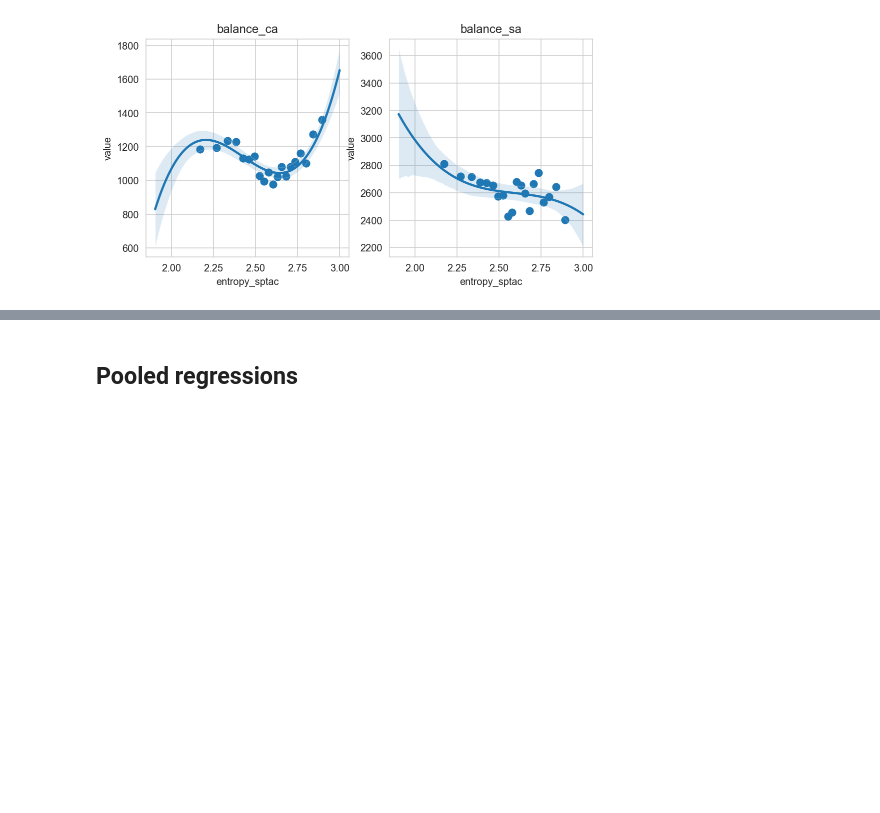
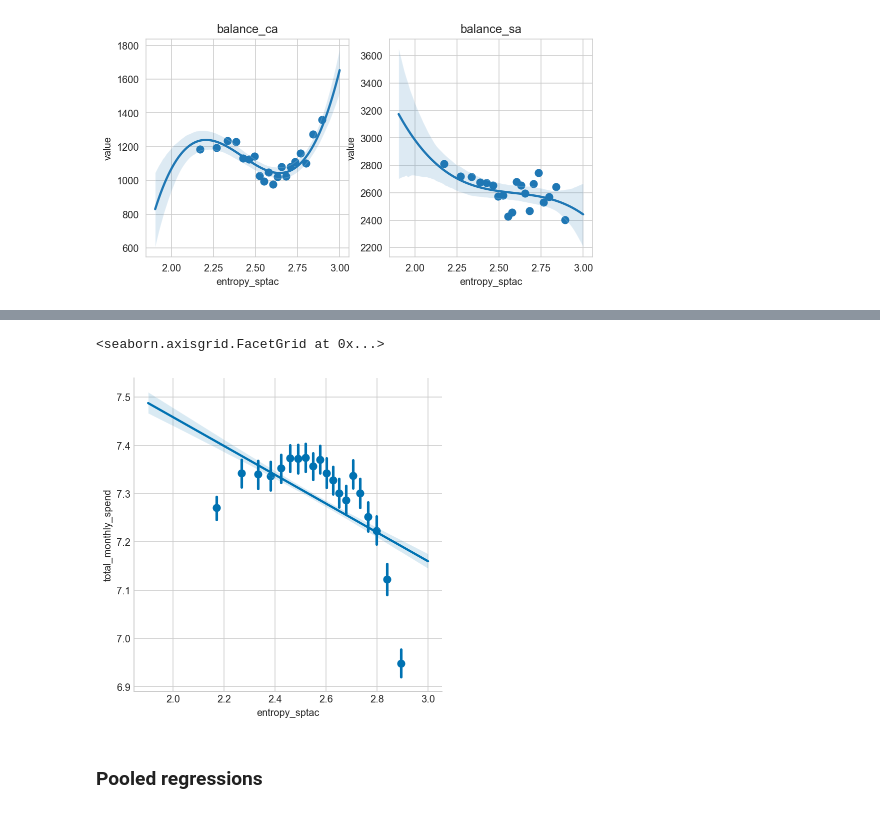
Before and after one commit to fabiangunzinger/entropy, a Jupyter notebook: notebooks/analysis.ipynb, the cells around one changed output, grey strips where cells are left out. Cells and saved outputs as stored; diff of their text form; code cells hidden in the pictures; blank space fills up the shorter version.

```diff
--- a/notebooks/analysis.ipynb
+++ b/notebooks/analysis.ipynb
@@ -240,5 +366,12 @@ id: 0x193ab26a0
+# %%
+sns.lmplot(
+    data=df.sample(frac=0.3), x="entropy_sptac", y="total_monthly_spend", x_bins=20
+)
+# %% [output]
+<seaborn.axisgrid.FacetGrid at 0x...>
+[figure, added]
 # %% [markdown]
-## Pooled regressions
+### Pooled regressions
 # %%
 full_controls = ["log_income", "age", "user_female", "total_monthly_spend"] + tag_spend
 
```
Also changed, not shown: parts of 16 cells of this notebook, 7 other files.
